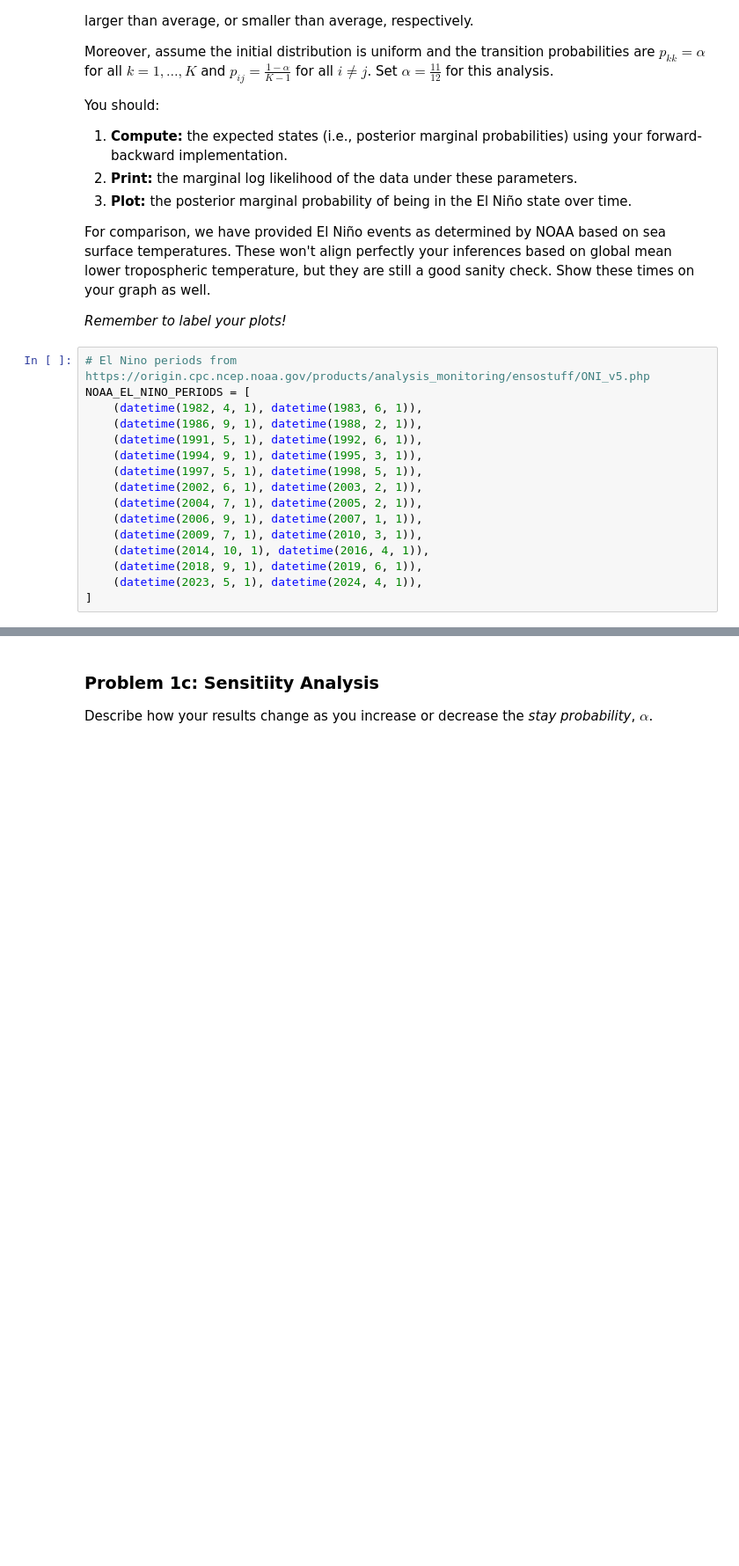
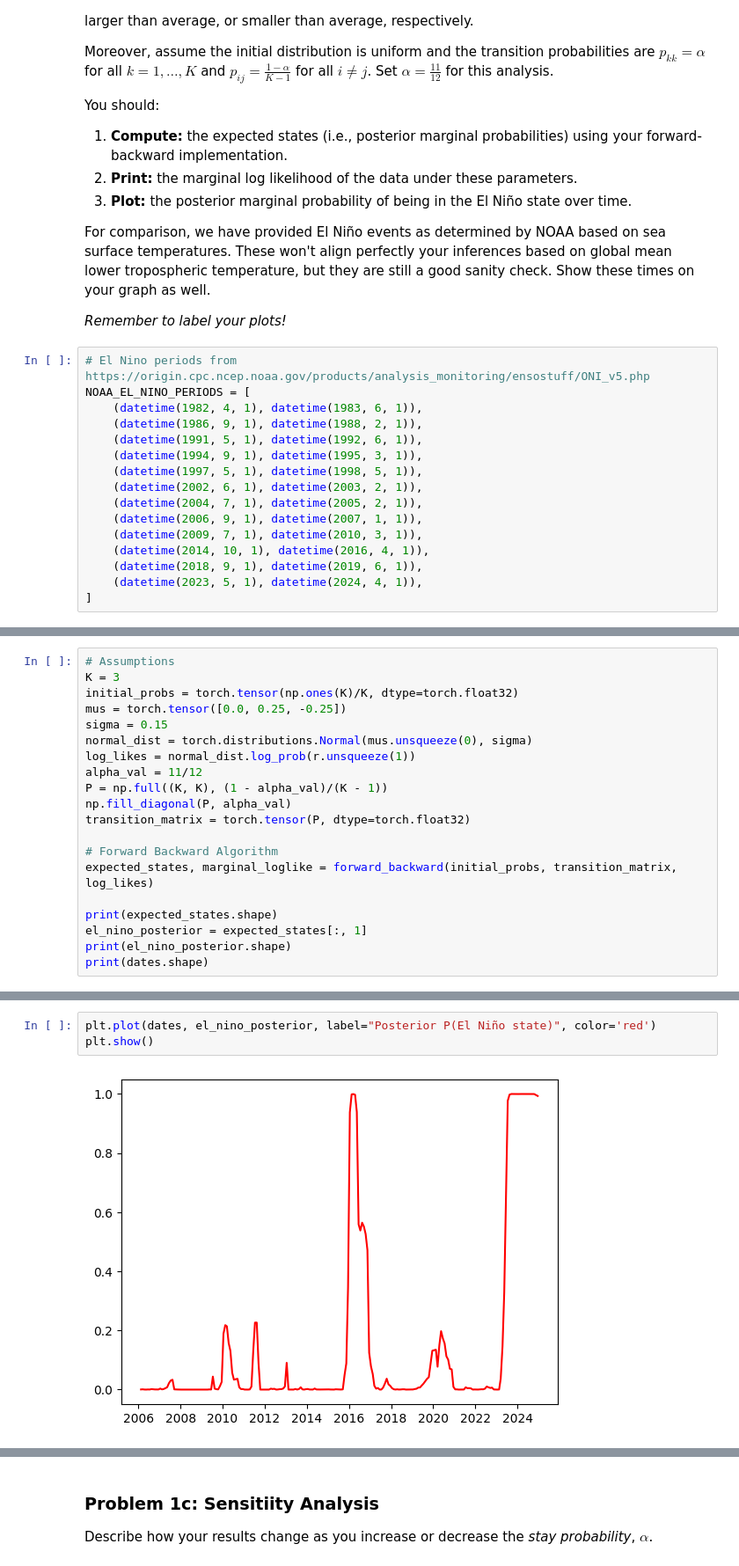
Before and after one commit to dlvh/stats305b, a Jupyter notebook: assignments/hw3/hw3.ipynb, the cells around one changed output, grey strips where cells are left out. Shown at 88% size. Cells and saved outputs as stored; diff of their text form; blank space fills up the shorter version.

```diff
--- a/assignments/hw3/hw3.ipynb
+++ b/assignments/hw3/hw3.ipynb
@@ -490,0 +518,20 @@ NOAA_EL_NINO_PERIODS = [
+# %%
+# Assumptions
+K = 3
+initial_probs = torch.tensor(np.ones(K)/K, dtype=torch.float32)
+mus = torch.tensor([0.0, 0.25, -0.25])
+sigma = 0.15
+normal_dist = torch.distributions.Normal(mus.unsqueeze(0), sigma)
+log_likes = normal_dist.log_prob(r.unsqueeze(1))
+alpha_val = 11/12
+P = np.full((K, K), (1 - alpha_val)/(K - 1))
+np.fill_diagonal(P, alpha_val)
+transition_matrix = torch.tensor(P, dtype=torch.float32)
+
+# Forward Backward Algorithm
+expected_states, marginal_loglike = forward_backward(initial_probs, transition_matrix, log_likes)
+
+print(expected_states.shape)
+el_nino_posterior = expected_states[:, 1]
+print(el_nino_posterior.shape)
+print(dates.shape)
@@ -491,3 +562,8 @@ NOAA_EL_NINO_PERIODS = [
+# %%
+plt.plot(dates, el_nino_posterior, label="Posterior P(El Niño state)", color='red')
+plt.show()
+# %% [output]
+[figure, added]
 # %%
 ## YOUR CODE HERE
 
```
Also changed, not shown: parts of 6 cells of this notebook.
